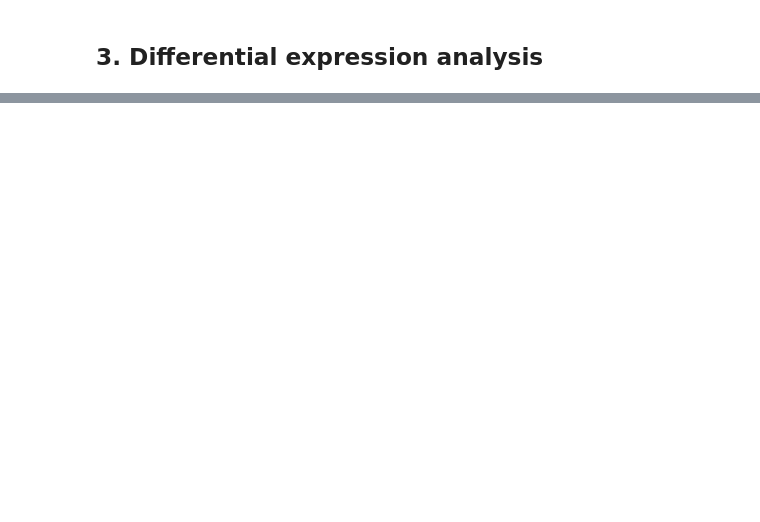
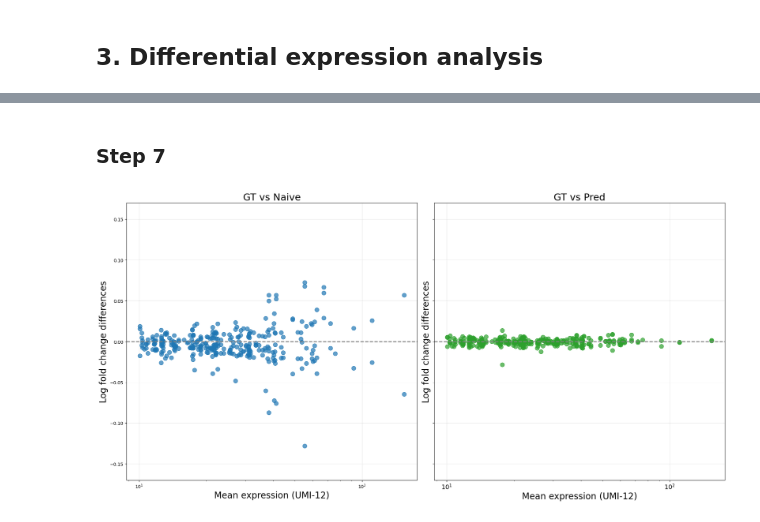
Before and after one commit to agdylan/minimal_UMIs, a Jupyter notebook: main_scripts/downstream_tasks.ipynb, the cells around one changed output, grey strips where cells are left out. Cells and saved outputs as stored; diff of their text form; code cells hidden in the pictures; blank space fills up the shorter version.

```diff
--- a/main_scripts/downstream_tasks.ipynb
+++ b/main_scripts/downstream_tasks.ipynb
@@ -620,11 +474,0 @@ sc.tl.rank_genes_groups(
-# %%
-# gene = 'CD4.Naive'  # The gene of interest for differential expression analysis
-de_12 = sc.get.rank_genes_groups_df(adata_12, group=gene, key=method)
-de_naive = sc.get.rank_genes_groups_df(adata_naive, group=gene, key=method)
-de_pred = sc.get.rank_genes_groups_df(adata_pred, group=gene, key=method)
-print(de_12.head(10))
-print("==================================")
-print(de_naive.head(10))
-print("==================================")
-print(de_pred.head(10))
-assert(len(de_12)) == len(de_naive) == len(de_pred), "Number of DE genes differ across datasets!"
@@ -3060,0 +560,8 @@ plt.show()
+# %%
+# Precompute average counts from the raw GT matrix
+X12 = adata_gt.X
+avg12 = (np.asarray(X12.mean(axis=0)).ravel() if sp.issparse(X12) else X12.mean(axis=0))
+df_avg12 = pd.DataFrame({"gene": adata_gt.var_names, "avg_count": avg12})
+
+rows_naive, rows_pred = [], []
+metrics = {}
@@ -3060,0 +667,50 @@ plt.show()
+# %% [markdown]
+### Step 7
+# %%
+# Step 7 + 8 — Plotting side by side (GT vs Naive and GT vs Pred)
+
+fig, axes = plt.subplots(1, 2, figsize=(20, 10), sharey=True)
+
+# Plot 1: GT vs Naive
+ax = axes[0]
+for cell in CELLS:
+    sub = plot_naive[plot_naive["cell"] == cell]
+    if sub.empty:
+        continue
+    style = STYLE_1[cell]
+    ax.scatter(sub["avg_count"], sub["logrf_naive"], alpha=0.7, s=90,
+               color=style["color"], marker=style["marker"], label=style["label"])
+
+ax.axhline(0, color="grey", linestyle="--", linewidth=2)
+ax.set_xscale("log")
+ax.set_xlabel("Mean expression (UMI-12)", fontsize=20)
+ax.set_ylabel("Log fold change differences", fontsize=20)
+ax.set_ylim(-0.17, 0.17)
+ax.grid(True, which="major", linestyle="-", linewidth=0.5, color="gray", alpha=0.3)
+ax.set_title("GT vs Naive", fontsize=22)
+
+
+# Plot 2: GT vs Pred
+ax = axes[1]
+for cell in CELLS:
+    sub = plot_pred[plot_pred["cell"] == cell]
+    if sub.empty:
+        continue
+    style = STYLE_2[cell]
+    ax.scatter(sub["avg_count"], sub["logrf_pred"], alpha=0.7, s=90,
+               color=style["color"], marker=style["marker"], label=style["label"])
+
+ax.axhline(0, color="grey", linestyle="--", linewidth=2)
+ax.set_xscale("log")
+ax.set_xlabel("Mean expression (UMI-12)", fontsize=20)
+ax.set_ylabel("Log fold change differences", fontsize=20)
+ax.set_ylim(-0.17, 0.17)
+ax.tick_params(axis="x", labelsize=14)
+ax.tick_params(axis="y", labelsize=14)
+ax.grid(True, which="major", linestyle="-", linewidth=0.5, color="gray", alpha=0.3)
+ax.set_title("GT vs Pred", fontsize=22)
+
+plt.tight_layout()
+plt.show()
+# %% [output]
+[figure, added]
```
Also changed, not shown: parts of 49 cells of this notebook, 2 other files.
